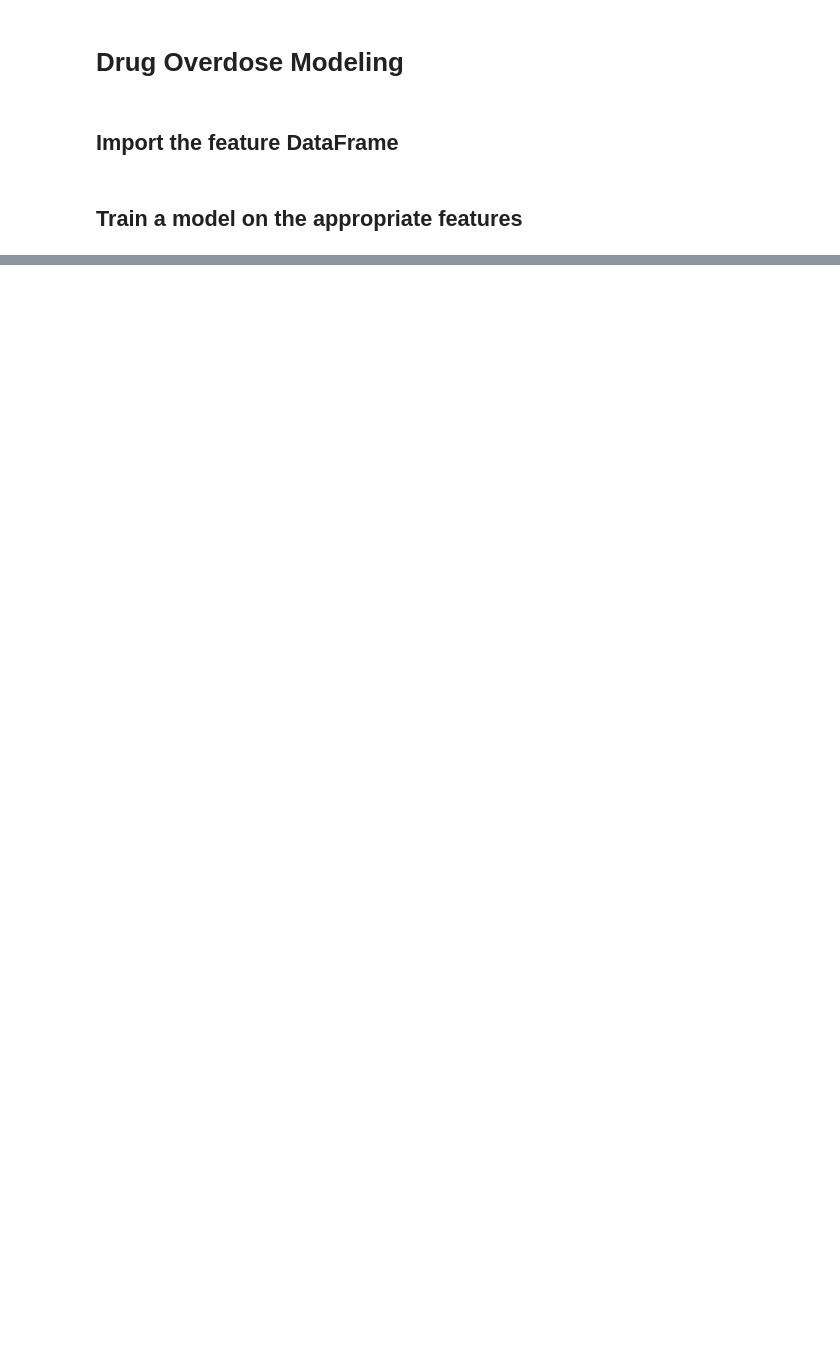
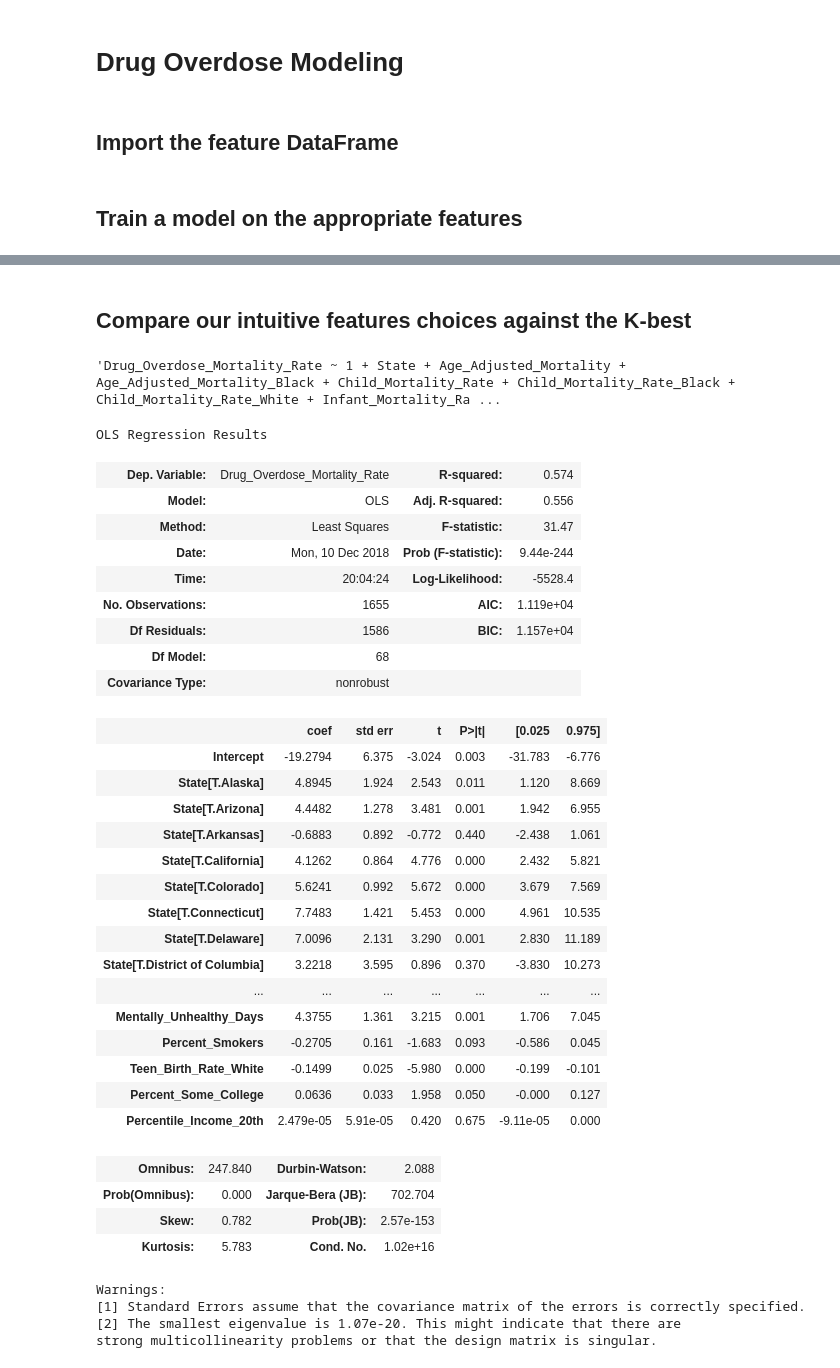
Before and after one commit to DylanGreene/drug_od_health_analytics, a Jupyter notebook: modeling.ipynb, the cells around one changed output, grey strips where cells are left out. Cells and saved outputs as stored; diff of their text form; code cells hidden in the pictures; blank space fills up the shorter version.

```diff
--- a/modeling.ipynb
+++ b/modeling.ipynb
@@ -97,0 +102,51 @@ new_features
+# %% [markdown]
+## Compare our intuitive features choices against the K-best
+# %%
+formula = "Drug_Overdose_Mortality_Rate ~ 1"
+for feature in new_features:
+    formula += ' + ' + feature
+formula
+# %% [output]
+'Drug_Overdose_Mortality_Rate ~ 1 + State + Age_Adjusted_Mortality + Age_Adjusted_Mortality_Black + Child_Mortality_Rate + Child_Mortality_Rate_Black + Child_Mortality_Rate_White + Infant_Mortality_Ra ...
+# %%
+y, X = patsy.dmatrices(formula, counties, return_type='matrix')
+model = sm.OLS(y, X)
+# %%
+results = model.fit()
+# %%
+results.summary()
+# %% [output]
+OLS Regression Results
+| Dep. Variable: | Drug_Overdose_Mortality_Rate | R-squared: | 0.574 |
+| Model: | OLS | Adj. R-squared: | 0.556 |
+| Method: | Least Squares | F-statistic: | 31.47 |
+| Date: | Mon, 10 Dec 2018 | Prob (F-statistic): | 9.44e-244 |
+| Time: | 20:04:24 | Log-Likelihood: | -5528.4 |
+| No. Observations: | 1655 | AIC: | 1.119e+04 |
+| Df Residuals: | 1586 | BIC: | 1.157e+04 |
+| Df Model: | 68 |  |  |
+| Covariance Type: | nonrobust |  |  |
+|  | coef | std err | t | P>|t| | [0.025 | 0.975] |
+| Intercept | -19.2794 | 6.375 | -3.024 | 0.003 | -31.783 | -6.776 |
+| State[T.Alaska] | 4.8945 | 1.924 | 2.543 | 0.011 | 1.120 | 8.669 |
+| State[T.Arizona] | 4.4482 | 1.278 | 3.481 | 0.001 | 1.942 | 6.955 |
+| State[T.Arkansas] | -0.6883 | 0.892 | -0.772 | 0.440 | -2.438 | 1.061 |
+| State[T.California] | 4.1262 | 0.864 | 4.776 | 0.000 | 2.432 | 5.821 |
+| State[T.Colorado] | 5.6241 | 0.992 | 5.672 | 0.000 | 3.679 | 7.569 |
+| State[T.Connecticut] | 7.7483 | 1.421 | 5.453 | 0.000 | 4.961 | 10.535 |
+| State[T.Delaware] | 7.0096 | 2.131 | 3.290 | 0.001 | 2.830 | 11.189 |
+| State[T.District of Columbia] | 3.2218 | 3.595 | 0.896 | 0.370 | -3.830 | 10.273 |
+| ... | ... | ... | ... | ... | ... | ... |
+| Mentally_Unhealthy_Days | 4.3755 | 1.361 | 3.215 | 0.001 | 1.706 | 7.045 |
+| Percent_Smokers | -0.2705 | 0.161 | -1.683 | 0.093 | -0.586 | 0.045 |
+| Teen_Birth_Rate_White | -0.1499 | 0.025 | -5.980 | 0.000 | -0.199 | -0.101 |
+| Percent_Some_College | 0.0636 | 0.033 | 1.958 | 0.050 | -0.000 | 0.127 |
+| Percentile_Income_20th | 2.479e-05 | 5.91e-05 | 0.420 | 0.675 | -9.11e-05 | 0.000 |
+| Omnibus: | 247.840 | Durbin-Watson: | 2.088 |
+| Prob(Omnibus): | 0.000 | Jarque-Bera (JB): | 702.704 |
+| Skew: | 0.782 | Prob(JB): | 2.57e-153 |
+| Kurtosis: | 5.783 | Cond. No. | 1.02e+16 |
+Warnings:
+[1] Standard Errors assume that the covariance matrix of the errors is correctly specified.
+[2] The smallest eigenvalue is 1.07e-20. This might indicate that there are
+strong multicollinearity problems or that the design matrix is singular.
```
Also changed, not shown: parts of 4 cells of this notebook.
